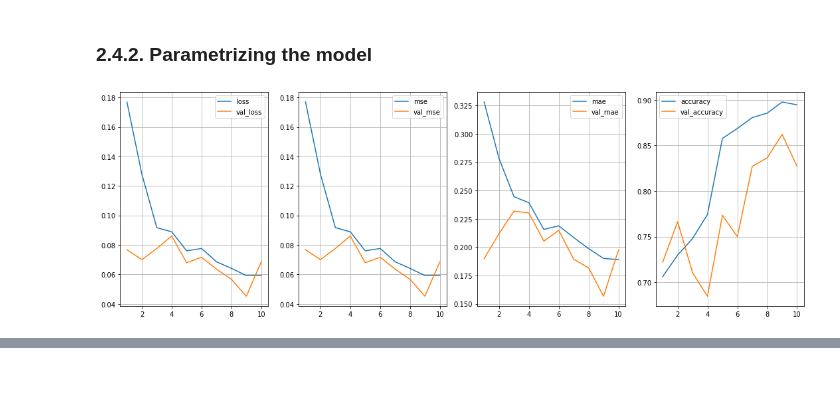
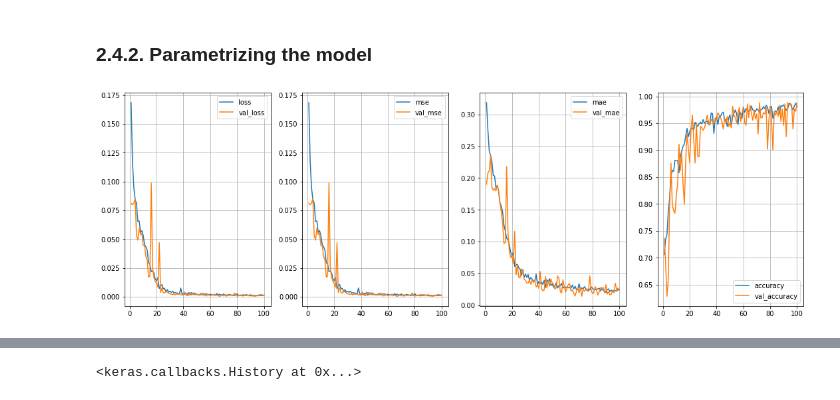
Before and after one commit to enacheandrei7/indoor-localization-dnn-knn-lstm, a Jupyter notebook: pdr_estimation_lstm/PDR_estimation_sensor_and_location_test_pca.ipynb, the cells around one changed output, grey strips where cells are left out. Drawn from its saved outputs; the diff is of its cells as text; code cells hidden in the pictures.

```diff
--- a/pdr_estimation_lstm/PDR_estimation_sensor_and_location_test_pca.ipynb
+++ b/pdr_estimation_lstm/PDR_estimation_sensor_and_location_test_pca.ipynb
@@ -276,35 +276,35 @@ class PlotLearning(keras.callbacks.Callback):
 # %%
 attributes_cols = X_pca.shape[1]
 batch_size=100
-epochs=70
+epochs=100
 
 lstm_input = Input(shape=(backcandles, attributes_cols), name='lstm_input')
 # TODO: don't use relu here, it went bad
 inputs = LSTM(128, name='first_layer', return_sequences=True)(lstm_input)
-inputs = Dropout(0.2)(inputs)
+# inputs = Dropout(0.2)(inputs)
 inputs = LSTM(64, name='second_layer', return_sequences=False)(inputs)
-inputs = Dropout(0.2)(inputs)
+# inputs = Dropout(0.2)(inputs)
 inputs = Dense(2, name='dense_layer')(inputs)
 output = Activation('linear', name='output')(inputs)
 
 model = Model(inputs=lstm_input, outputs=output)
 adam = optimizers.Adam()
 
 model.compile(optimizer=RMSprop(learning_rate=0.005), loss='mse', metrics=['mse', 'mae', 'accuracy'])
 model.fit(x=X_train,
           y=y_train,
           batch_size=batch_size,
           epochs=epochs,
           shuffle=False,
           validation_split=0.1,
           callbacks=[PlotLearning()])
 
 # model = Sequential()
 # model.add(LSTM(128, activation='relu', name='first_layer', return_sequences=True))
 # model.add(LSTM(128, activation='relu', name='second_layer', return_sequences=False))
 # model.add(Dropout(0.2))
 # model.add(Dense(2, name='dense_layer'))
 # model.compile(optimizer='adam', loss='mse', metrics=['accuracy'])
 # model.fit(X_train, y_train, epochs=epochs)
 # %% [output]
-[figure, old version]
+[figure, new version]
@@ -313,3 +312,4 @@ Epoch 11/70
+<keras.callbacks.History at 0x...>
 # %%
 y_pred = model.predict(X_test)
 for i in range(10):
```
Also changed, not shown: parts of 8 cells of this notebook, 1 other file.
